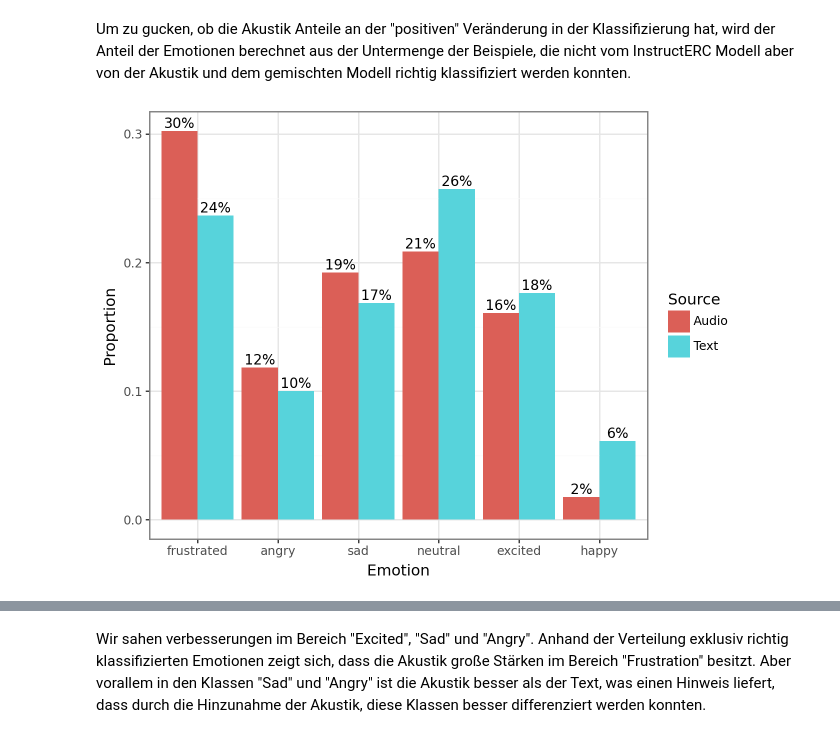
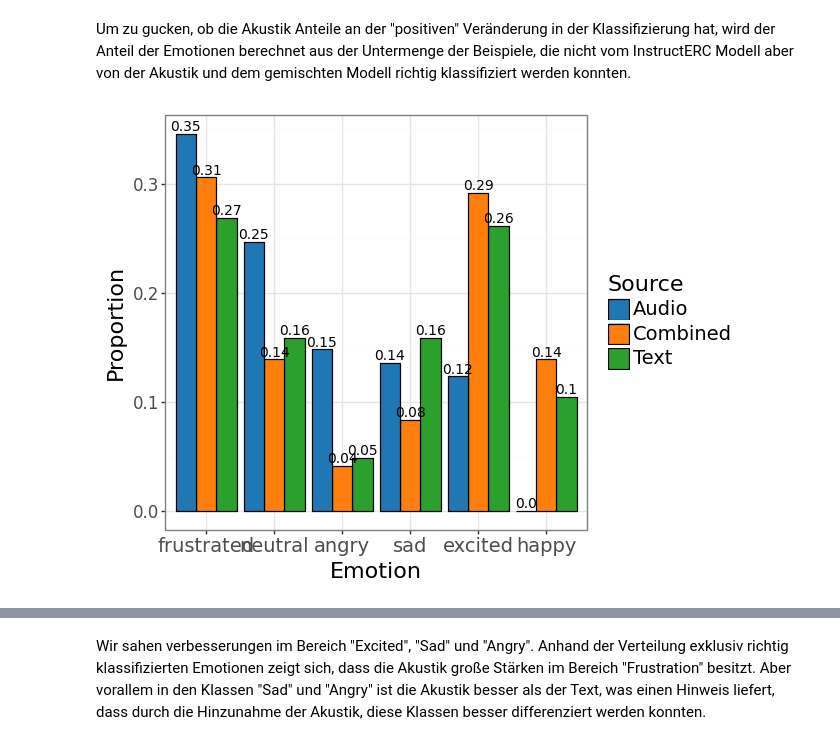
Before and after one commit to HenFo/Masterarbeit, a Jupyter notebook: analysis/mm_models/summation_iemocap.ipynb, the cells around one changed output, grey strips where cells are left out. Drawn from its saved outputs; the diff is of its cells as text; code cells hidden in the pictures.

```diff
--- a/analysis/mm_models/summation_iemocap.ipynb
+++ b/analysis/mm_models/summation_iemocap.ipynb
@@ -10,9 +10,8 @@ import my_utils as utils
 import numpy as np
 import pandas as pd
 
-
 plt.rcParams["figure.figsize"] = (10, 12)
 plt.rcParams["figure.dpi"] = 96
 
-BASE_PATH = os.path.join("results", "early_concat")
+BASE_PATH = os.path.join("results", "early_sum")
 INSTRUCTERC_BASE_PATH = os.path.join("results", "InstructERC")
@@ -36,16 +37,18 @@ DATASET = "IEMOCAP"
 
 
 def get_result_dataframe(dataset: str) -> pd.DataFrame:
-    normal_path = os.path.join(BASE_PATH, dataset, "preds_test_normal.json")
-    audio_path = os.path.join(BASE_PATH, dataset, "preds_test_audio_only.json")
+    normal_path = os.path.join(BASE_PATH, dataset, "preds_test.json")
+    audio_path = os.path.join(BASE_PATH, dataset, "preds_test_no_text.json")
+    text_path = os.path.join(BASE_PATH, dataset, "preds_test_no_audio.json")
 
     normal_df = utils.build_result_dataframe(normal_path)
     audio_df = utils.build_result_dataframe(audio_path)
+    text_df = utils.build_result_dataframe(text_path)
     ierc_df = utils.get_instructerc_results(INSTRUCTERC_BASE_PATH, dataset)
 
-    assert len(normal_df) == len(audio_df) == len(ierc_df)
+    assert len(normal_df) == len(audio_df) == len(ierc_df) == len(text_df)
 
-    results = utils.merge_result_dataframes([normal_df, audio_df, ierc_df], ["normal", "audio", "ierc"])
+    results = utils.merge_result_dataframes([normal_df, audio_df, ierc_df, text_df], ["normal", "audio", "ierc", "text"])
     results = utils.extract_dialogue_information(results)
 
     return results
@@ -306,14 +327,18 @@ Um zu gucken, ob die Akustik Anteile an der "positiven" Veränderung in der Klas
 # %%
 from plotnine import (
     aes,
+    element_text,
     geom_col,
+    geom_text,
     ggplot,
     labs,
+    position_dodge,
+    scale_fill_manual,
+    theme,
     theme_bw,
     xlab,
     ylab,
-    geom_text,
-    position_dodge,
+    scale_fill_brewer
 )
 
 correct_by_model_and_audio_but_not_text = df[
@@ -325,60 +350,71 @@ correct_by_model_and_text_but_not_audio = df[
 ]
 
 correct_by_model_only = df[
-    combined_model & not_audio_only_model & not_text_only_model
+    (combined_model) & (not_audio_only_model) & (not_text_only_model)
 ]
 
-correct_by_audio = df[audio_only_model]
-correct_by_text = df[text_only_model]
 
-
-proportions = correct_by_audio.value_counts(
+proportions = correct_by_model_and_audio_but_not_text.value_counts(
     "target", normalize=True
 ).to_frame(name="Audio")
 proportions = (
     proportions.merge(
-        correct_by_text.value_counts(
+        correct_by_model_and_text_but_not_audio.value_counts(
             "target", normalize=True
         ).to_frame(name="Text"),
         how="outer",
         on="target",
     )
-    # .merge(
-    #     correct_by_model_only.value_counts("target", normalize=True).to_frame(
-    #         name="Combined"
-    #     ),
-    #     how="outer",
-    #     on="target",
-    # )
+    .merge(
+        correct_by_model_only.value_counts("target", normalize=True).to_frame(
+            name="Combined"
+        ),
+        how="outer",
+        on="target",
+    )
     .reset_index()
 )
-
 proportions = proportions.melt(
     id_vars="target",
-    value_vars=["Audio", "Text"],
+    value_vars=["Audio", "Text", "Combined"],
     var_name="source",
     value_name="proportion",
 )
+
+proportions["proportion"] = proportions["proportion"].fillna(0.0)
 proportions["target"] = pd.Categorical(
     proportions["target"],
-    categories=correct_by_model_and_audio_but_not_text.value_counts("target").index,
+    categories=proportions[proportions["source"] == "Audio"].sort_values(
+        by="proportion", ascending=False
+    )["target"],
 )
 
-proportions["label"] = (proportions["proportion"] * 100).round(0).astype(int).astype(str) + "%"
 
-(
+p = (
     ggplot(proportions, aes(x="factor(target)", y="proportion", fill="source"))
-    + geom_col(position="dodge", width=0.9)
+    + geom_col(position="dodge", color="black")
     + geom_text(
-        aes(label="label"),
+        aes(label="round(proportion, 2)"),
         va="bottom",
         position=position_dodge(0.9),
         size=10,
     )
     + ylab("Proportion")
     + xlab("Emotion")
     + labs(fill="Source")
     + theme_bw()
+    + theme(
+        axis_text_x=element_text(size=14),
+        axis_text_y=element_text(size=12),
+        axis_title=element_text(size=16),
+        legend_text=element_text(size=14),
+        legend_title=element_text(size=16),
+    )
+    + scale_fill_manual(values=["#1f77b4", "#ff7f0e", "#2ca02c"])
 )
+
+p.show()
+p.save("images/fusion_iemocap_proportions.png", width=10, height=5)
+# proportions
 # %% [output]
-[figure, old version]
+[figure, new version]
```
Also changed, not shown: parts of 32 cells of this notebook, 3 other files.
